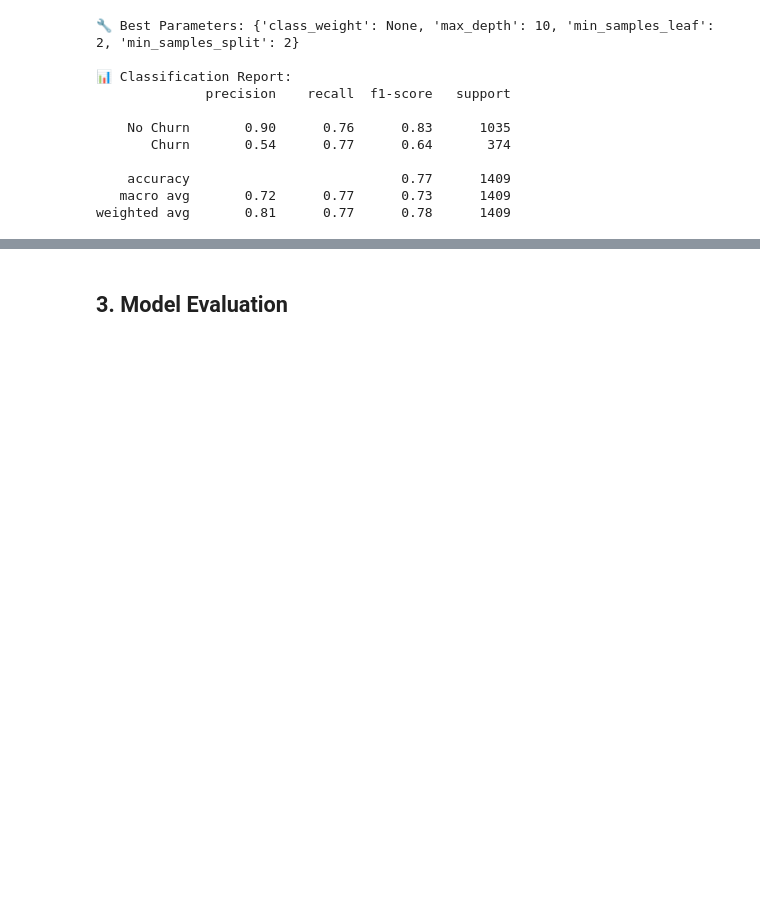
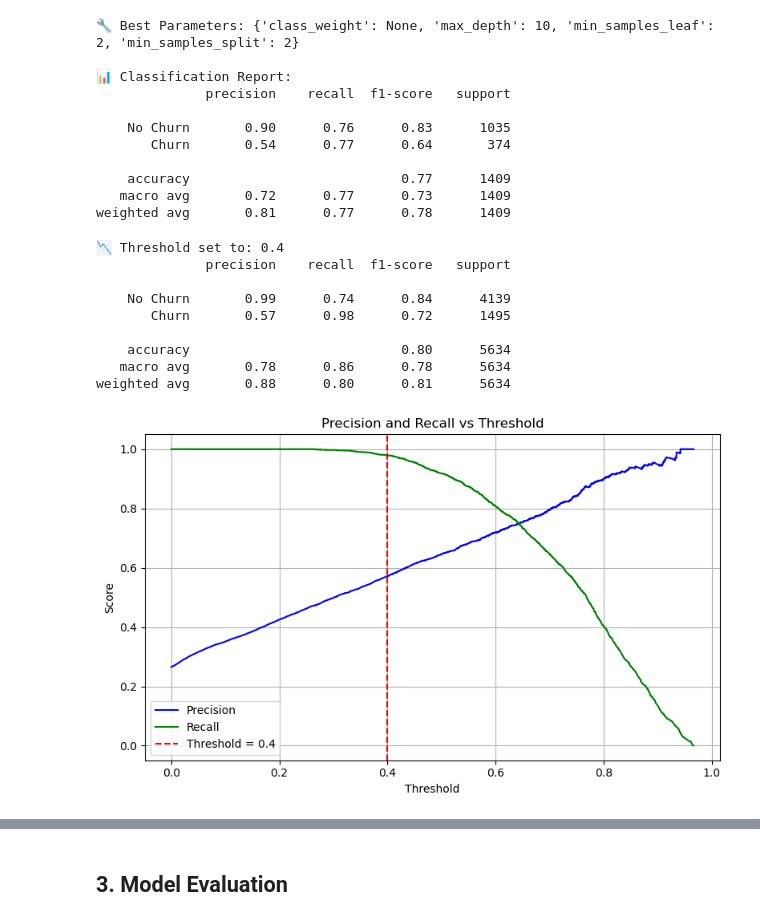
Before and after one commit to TajborBerry/career-next-step, a Jupyter notebook: customer_churn_prediction/notebooks/03_modeling.ipynb, the cells around one changed output, grey strips where cells are left out. Saved outputs shown, nothing was run; the diff lists cells and outputs as text; code cells hidden in the pictures; blank space fills up the shorter version.

```diff
--- a/customer_churn_prediction/notebooks/03_modeling.ipynb
+++ b/customer_churn_prediction/notebooks/03_modeling.ipynb
@@ -514,3 +514,40 @@ print(classification_report(y_test, y_pred_forest, target_names=["No Churn", "Ch
     accuracy                           0.77      1409
    macro avg       0.72      0.77      0.73      1409
 weighted avg       0.81      0.77      0.78      1409
+# %%
+# 1. Get predicted probabilities for the positive class (Churn = 1)
+y_probs = forest.predict_proba(X_train)[:, 1]
+
+# 2. Set custom threshold
+threshold = 0.4
+y_pred_threshold = (y_probs >= threshold).astype(int)
+
+# 3. Evaluate performance
+print(f"📉 Threshold set to: {threshold}")
+print(classification_report(y_train, y_pred_threshold, target_names=["No Churn", "Churn"]))
+
+# 4. (Optional) Plot Precision-Recall vs. Threshold curve
+precisions, recalls, thresholds = precision_recall_curve(y_train, y_probs)
+
+plt.figure(figsize=(8, 5))
+plt.plot(thresholds, precisions[:-1], label='Precision', color='blue')
+plt.plot(thresholds, recalls[:-1], label='Recall', color='green')
+plt.axvline(x=threshold, color='red', linestyle='--', label=f'Threshold = {threshold}')
+plt.xlabel("Threshold")
+plt.ylabel("Score")
+plt.title("Precision and Recall vs Threshold")
+plt.legend()
+plt.grid(True)
+plt.tight_layout()
+plt.show()
+# %% [output]
+📉 Threshold set to: 0.4
+              precision    recall  f1-score   support
+
+    No Churn       0.99      0.74      0.84      4139
+       Churn       0.57      0.98      0.72      1495
+
+    accuracy                           0.80      5634
+   macro avg       0.78      0.86      0.78      5634
+weighted avg       0.88      0.80      0.81      5634
+[figure, added]
```
Also changed, not shown: parts of 3 cells of this notebook.
